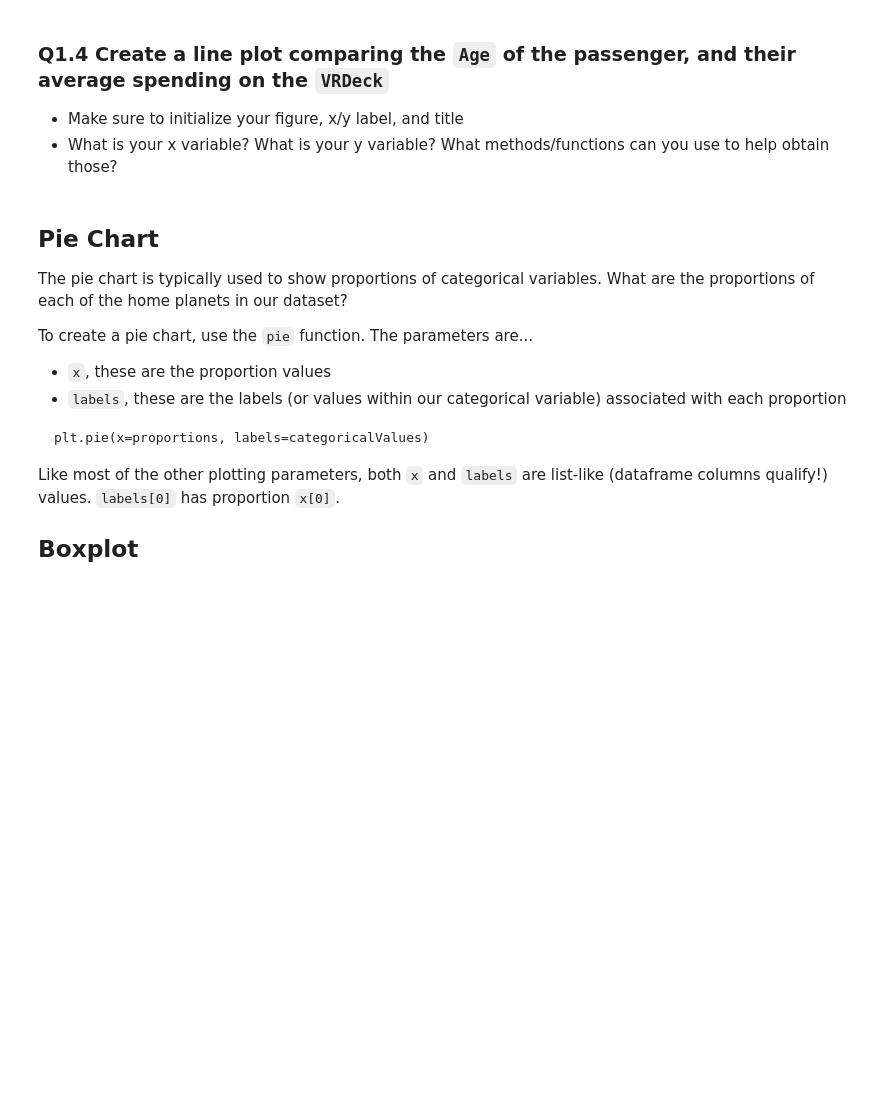
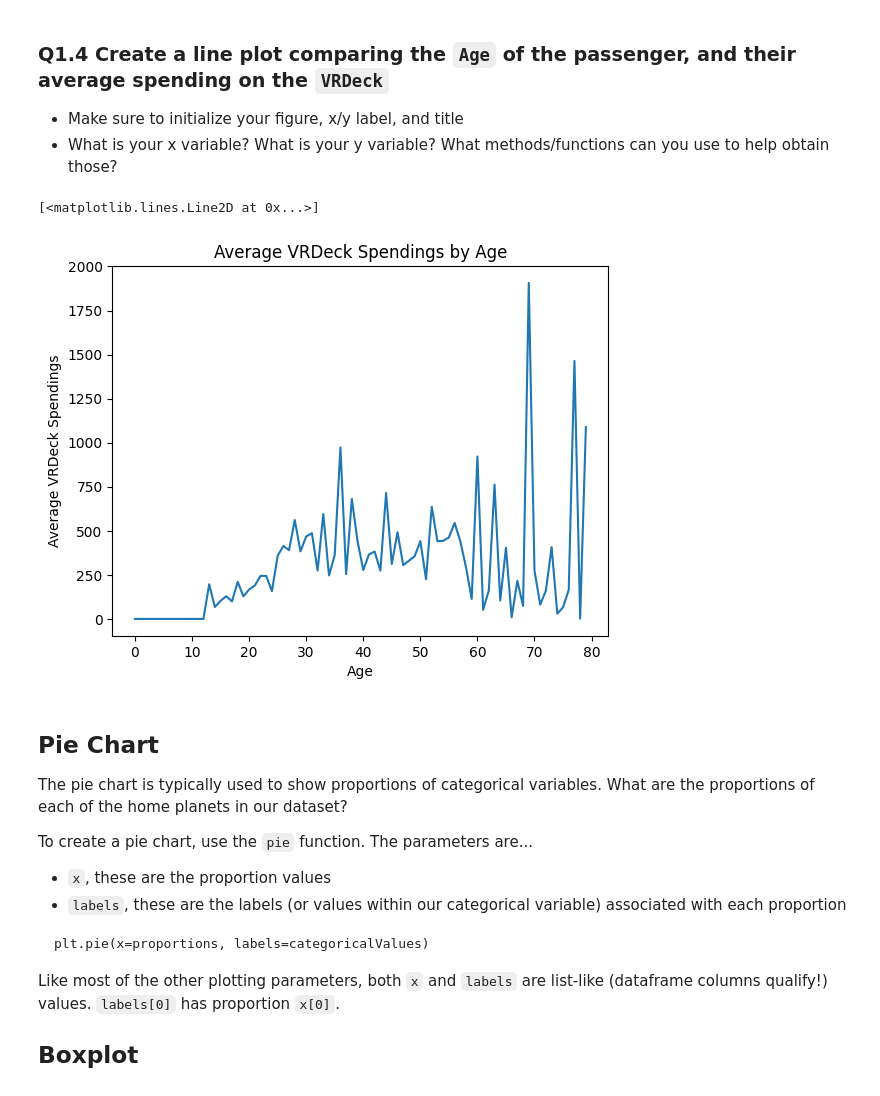
Before and after one commit to Daphne-Qin/deep-2023, a Jupyter notebook: workshop/wksp3/DEEP #3 Workshop Notebook.ipynb, the cells around one changed output. Drawn from its saved outputs; the diff is of its cells as text; code cells hidden in the pictures; blank space fills up the shorter version.

```diff
--- a/workshop/wksp3/DEEP #3 Workshop Notebook.ipynb
+++ b/workshop/wksp3/DEEP #3 Workshop Notebook.ipynb
@@ -137,3 +171,14 @@ This will plot `df['columnName1']` against `df['columnName2']`
+# %%
+df_vrdeck_spending = df[ ["Age","VRDeck"] ].groupby("Age").mean().reset_index()
+df_vrdeck_spending
+
+plt.title("Average VRDeck Spendings by Age")
+plt.xlabel("Age")
+plt.ylabel("Average VRDeck Spendings")
+plt.plot("Age", "VRDeck", data=df_vrdeck_spending)
+# %% [output]
+[<matplotlib.lines.Line2D at 0x...>]
+[figure, added]
 # %% [markdown]
 ## Pie Chart
 
```
Also changed, not shown: parts of 12 cells of this notebook.
